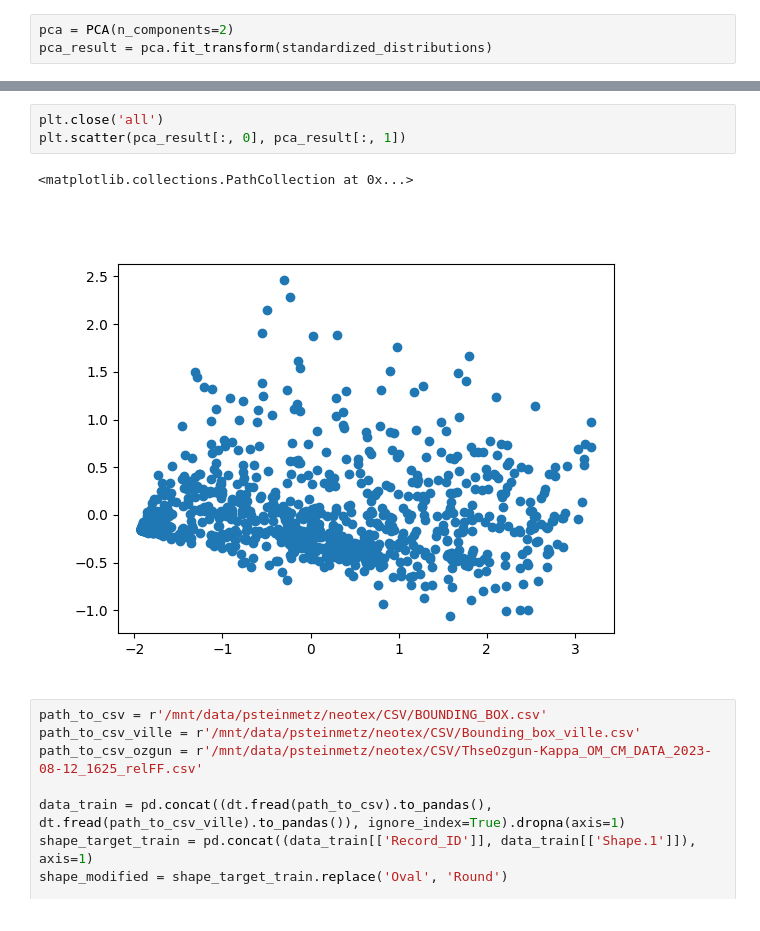
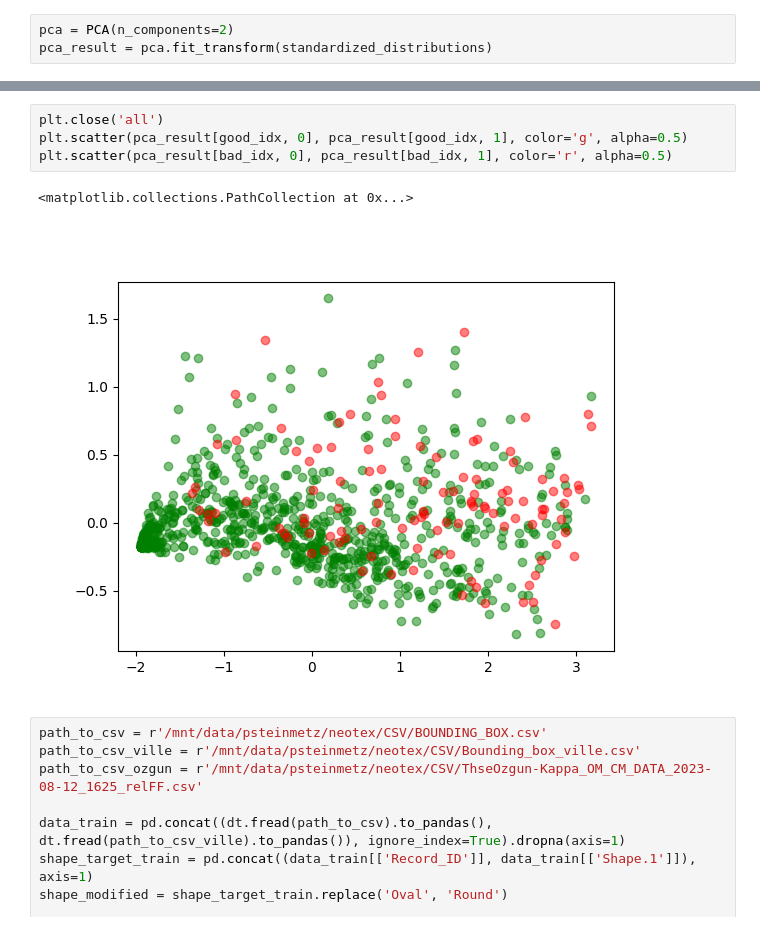
Before and after one commit to pstnmz/UQ_toolbox, a Jupyter notebook: CNN_shape_prediction_inferences.ipynb, the cells around one changed output, grey strips where cells are left out. Cells and saved outputs as stored; diff of their text form.

Commit message:
results_aggregations

```diff
--- a/CNN_shape_prediction_inferences.ipynb
+++ b/CNN_shape_prediction_inferences.ipynb
@@ -723,9 +667,10 @@ array([[-0.53225151, -0.05194137],
 # %%
 plt.close('all')
-plt.scatter(pca_result[:, 0], pca_result[:, 1])
+plt.scatter(pca_result[good_idx, 0], pca_result[good_idx, 1], color='g', alpha=0.5)
+plt.scatter(pca_result[bad_idx, 0], pca_result[bad_idx, 1], color='r', alpha=0.5)
 # %% [output]
 <matplotlib.collections.PathCollection at 0x...>
-[figure, old version]
+[figure, new version]
 # %%
 path_to_csv = r'/mnt/data/psteinmetz/neotex/CSV/BOUNDING_BOX.csv'
 path_to_csv_ville = r'/mnt/data/psteinmetz/neotex/CSV/Bounding_box_ville.csv'
```
Also changed, not shown: parts of 19 cells of this notebook.
